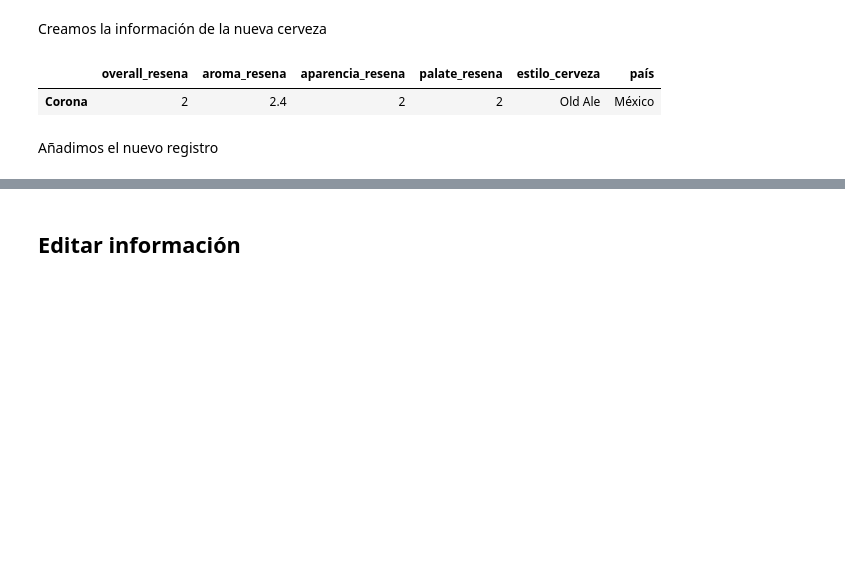
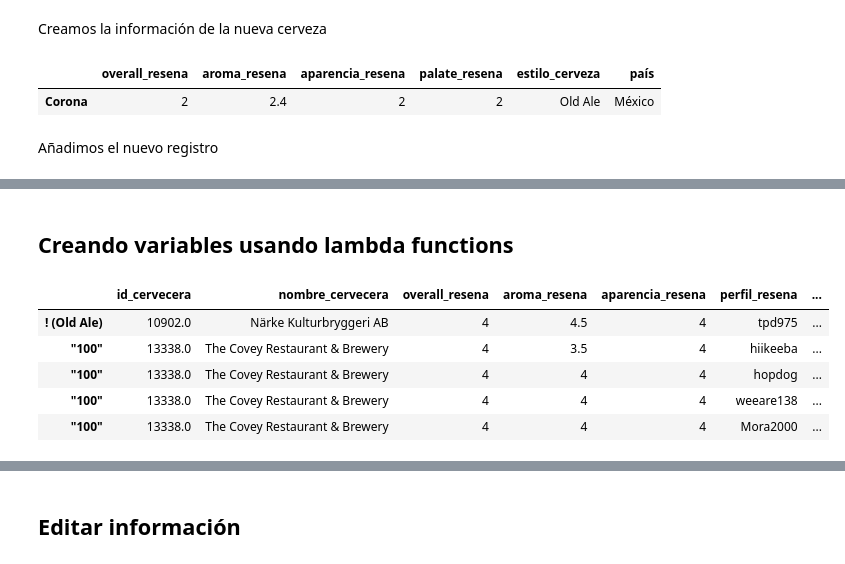
Before and after one commit to cgrandet/CIDE_DS, a Jupyter notebook: Clases/cideds_3b_pandas.ipynb, the cells around one changed output, grey strips where cells are left out. Drawn from its saved outputs; the diff is of its cells as text; code cells hidden in the pictures; blank space fills up the shorter version.

```diff
--- a/Clases/cideds_3b_pandas.ipynb
+++ b/Clases/cideds_3b_pandas.ipynb
@@ -848,0 +862,15 @@ beer.head()
+# %% [markdown]
+## Creando variables usando lambda functions
+# %%
+beer["alcohol_string"] = beer["alcohol"].apply(lambda x : str(x) + "%")
+# %%
+beer["alcohol_string2"] = beer["alcohol"].apply(lambda x : "{}%".format(x))
+# %%
+beer.head()
+# %% [output]
+|  | id_cervecera | nombre_cervecera | overall_resena | aroma_resena | aparencia_resena | perfil_resena | ... |
+| ! (Old Ale) | 10902.0 | Närke Kulturbryggeri AB | 4 | 4.5 | 4 | tpd975 | ... |
+| "100" | 13338.0 | The Covey Restaurant & Brewery | 4 | 3.5 | 4 | hiikeeba | ... |
+| "100" | 13338.0 | The Covey Restaurant & Brewery | 4 | 4 | 4 | hopdog | ... |
+| "100" | 13338.0 | The Covey Restaurant & Brewery | 4 | 4 | 4 | weeare138 | ... |
+| "100" | 13338.0 | The Covey Restaurant & Brewery | 4 | 4 | 4 | Mora2000 | ... |
```
Also changed, not shown: parts of 29 cells of this notebook, 1 other file.
